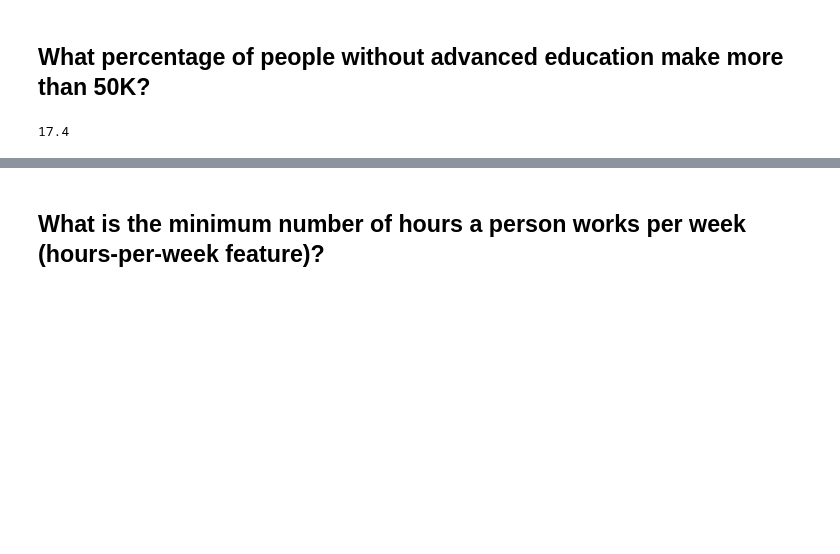
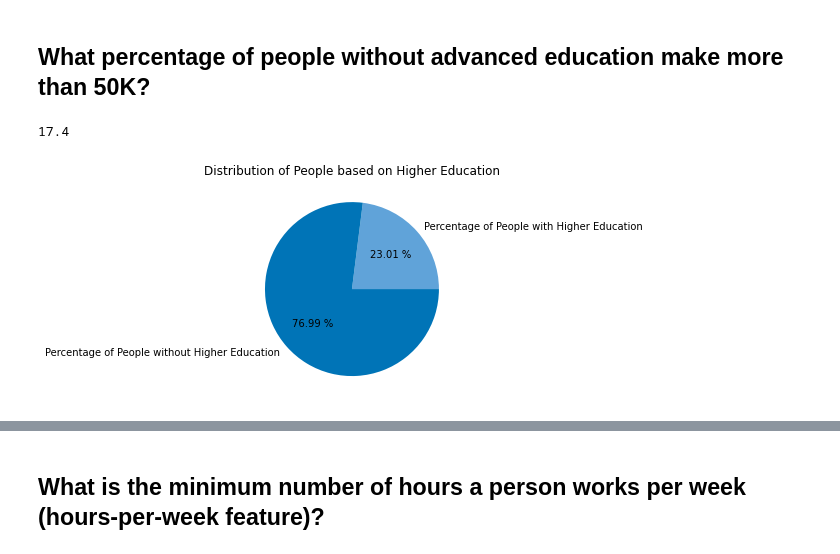
Before and after one commit to Suzanne-11/Demographic-Data-Analyzer, a Jupyter notebook: analysis.ipynb, the cells around one changed output, grey strips where cells are left out. Drawn from its saved outputs; the diff is of its cells as text; code cells hidden in the pictures; blank space fills up the shorter version.

```diff
--- a/analysis.ipynb
+++ b/analysis.ipynb
@@ -56,3 +103,13 @@ lower_education_rich = round(low_edu_rich/lower_education * 100, 1)
 lower_education_rich
 # %% [output]
 17.4
+# %%
+labels = ['Percentage of People with Higher Education', 'Percentage of People without Higher Education']
+colors = ['#60A3D9','#0074B7']
+
+plt.pie([higher_education,lower_education], labels = labels, colors=colors, autopct = '%.2f %%')
+
+plt.title("Distribution of People based on Higher Education")
+plt.show()
+# %% [output]
+[figure, added]
```
Also changed, not shown: parts of 12 cells of this notebook.
